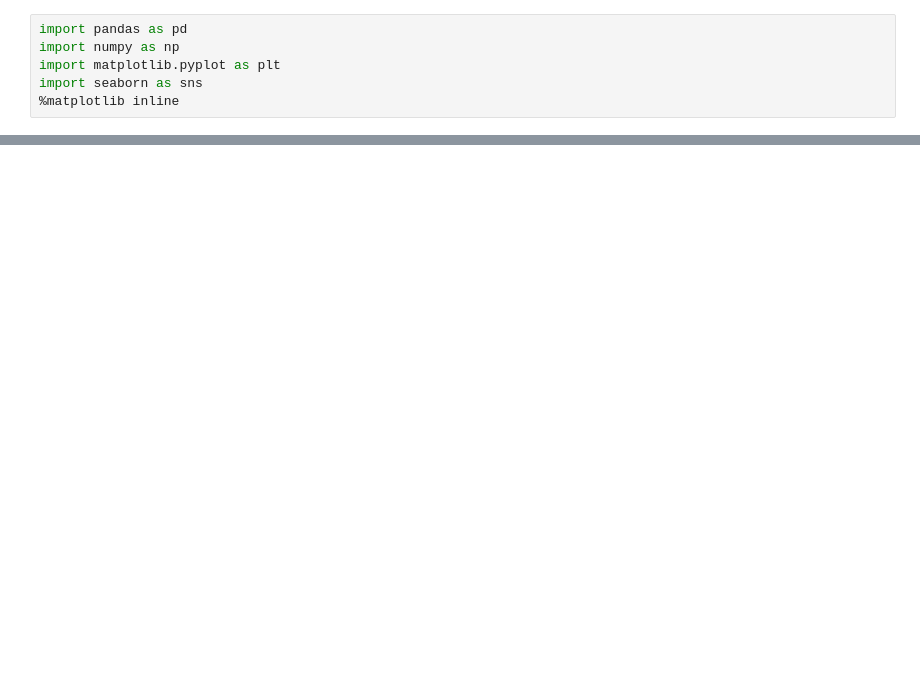
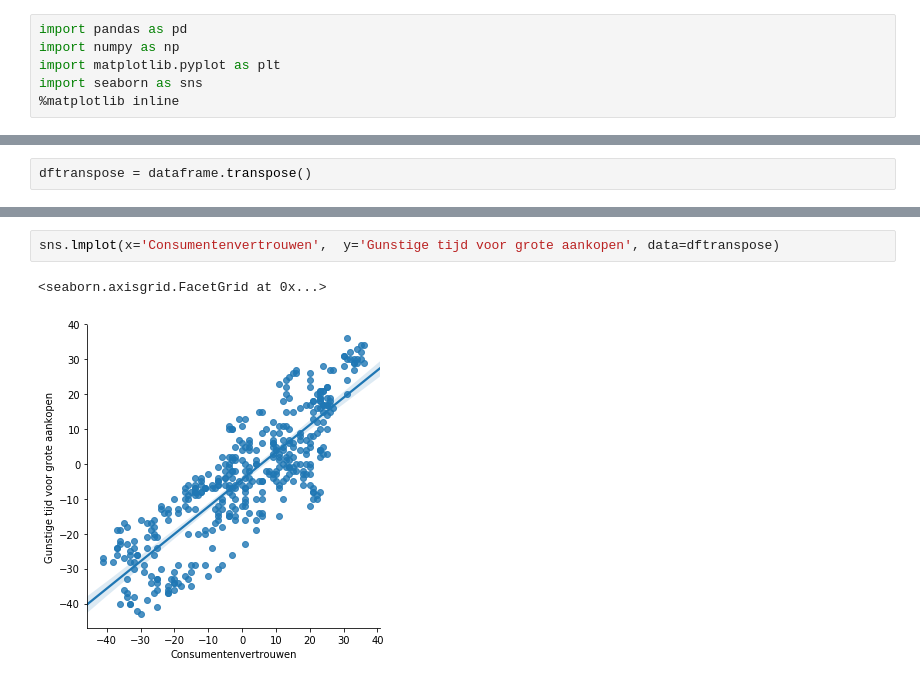
Before and after one commit to paauwp/CBS-Analyse, a Jupyter notebook: Consumentenvertrouwen.ipynb, the cells around one changed output, grey strips where cells are left out. Cells and saved outputs as stored; diff of their text form; blank space fills up the shorter version.

```diff
--- a/Consumentenvertrouwen.ipynb
+++ b/Consumentenvertrouwen.ipynb
@@ -18,0 +20,2 @@ dataframe.head()
+# %%
+dftranspose = dataframe.transpose()
@@ -18,0 +31,5 @@ dataframe.head()
+# %%
+sns.lmplot(x='Consumentenvertrouwen',  y='Gunstige tijd voor grote aankopen', data=dftranspose)
+# %% [output]
+<seaborn.axisgrid.FacetGrid at 0x...>
+[figure, added]
```
Also changed, not shown: parts of 20 cells of this notebook.
